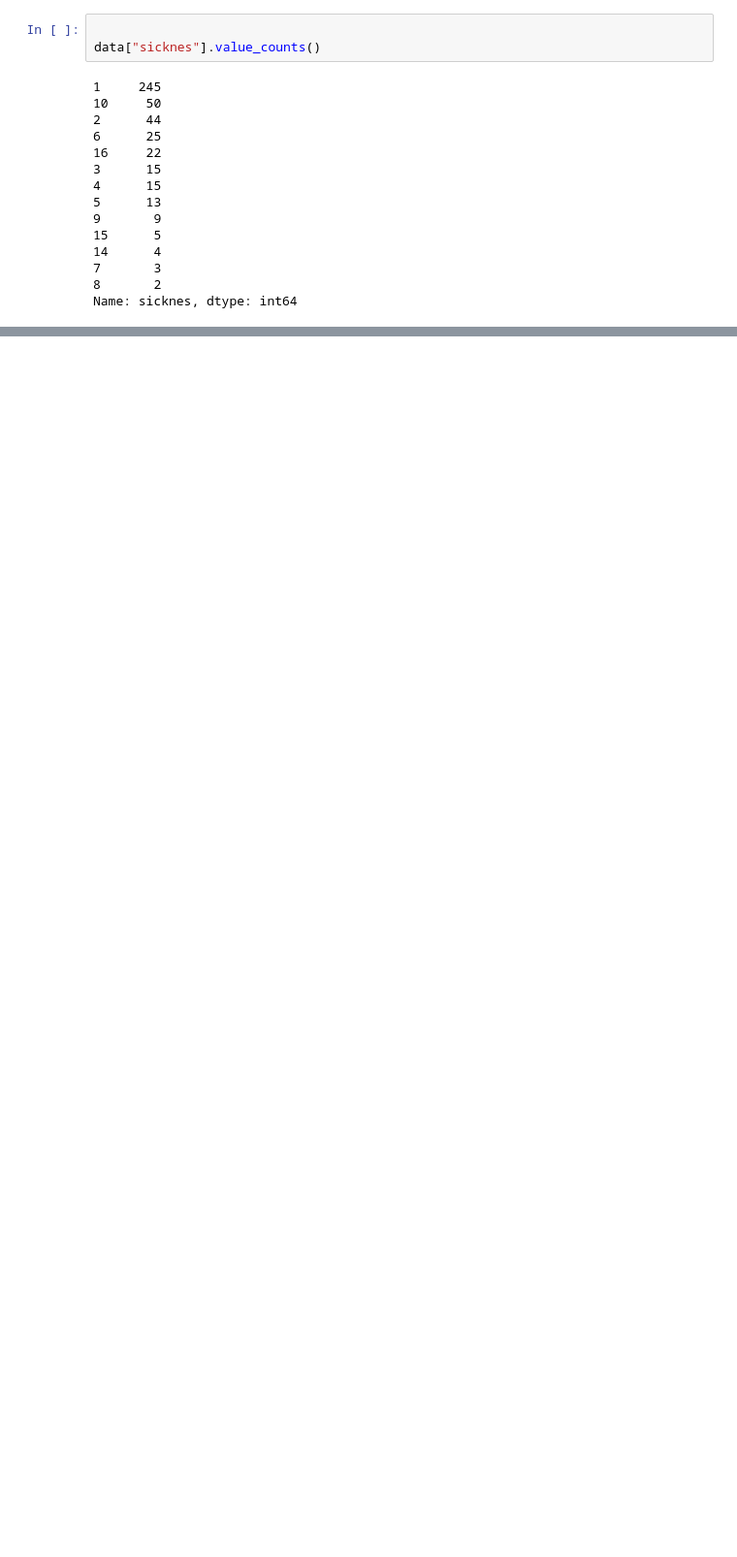
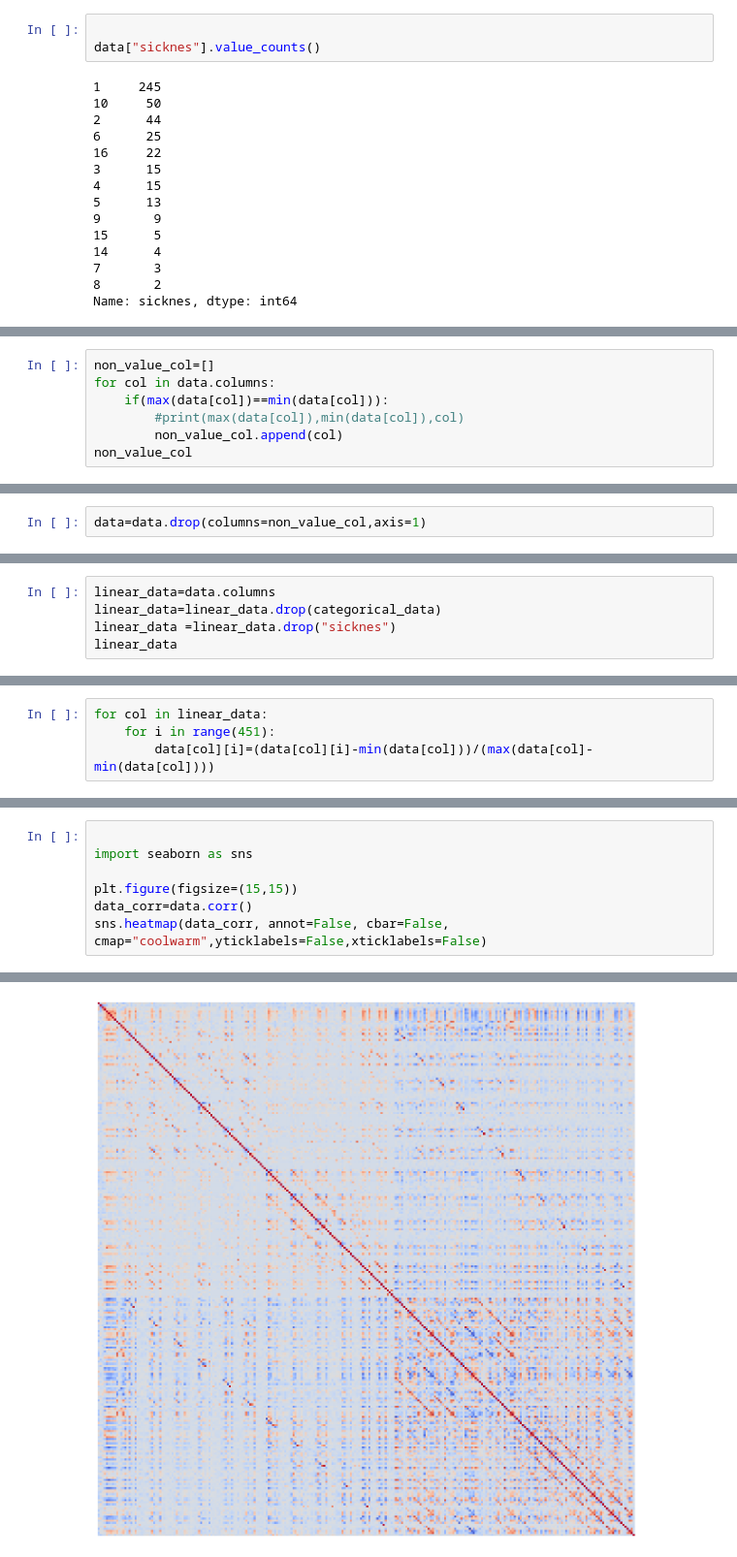
Before and after one commit to DawidGurdzinski2/Simple_Neural_Network, a Jupyter notebook: data_processing.ipynb, the cells around one changed output, grey strips where cells are left out. Shown at 97% size. Cells and saved outputs as stored; diff of their text form; blank space fills up the shorter version.

```diff
--- a/data_processing.ipynb
+++ b/data_processing.ipynb
@@ -370,0 +479,7 @@ Name: 141, Length: 279, dtype: float64
+# %%
+non_value_col=[]
+for col in data.columns:
+    if(max(data[col])==min(data[col])):
+        #print(max(data[col]),min(data[col]),col)
+        non_value_col.append(col)
+non_value_col
@@ -370,0 +504,2 @@ Name: 141, Length: 279, dtype: float64
+# %%
+data=data.drop(columns=non_value_col,axis=1)
@@ -370,0 +508,5 @@ Name: 141, Length: 279, dtype: float64
+# %%
+linear_data=data.columns
+linear_data=linear_data.drop(categorical_data)
+linear_data =linear_data.drop("sicknes")
+linear_data
@@ -370,0 +520,4 @@ Name: 141, Length: 279, dtype: float64
+# %%
+for col in linear_data:
+    for i in range(451):
+        data[col][i]=(data[col][i]-min(data[col]))/(max(data[col]-min(data[col])))
@@ -370,0 +533,8 @@ Name: 141, Length: 279, dtype: float64
+# %%
+
+import seaborn as sns
+
+plt.figure(figsize=(15,15))
+data_corr=data.corr()
+sns.heatmap(data_corr, annot=False, cbar=False, cmap="coolwarm",yticklabels=False,xticklabels=False)
+# %% [output]
@@ -370,0 +542 @@ Name: 141, Length: 279, dtype: float64
+[figure, added]
```
Also changed, not shown: parts of 99 cells of this notebook, 4 other files.
